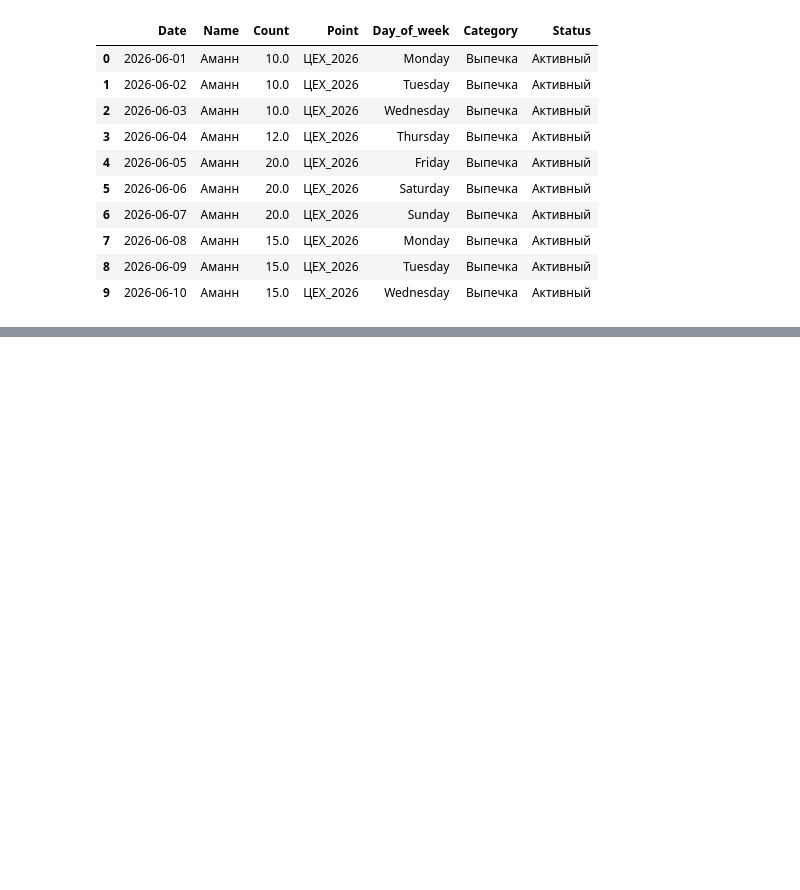
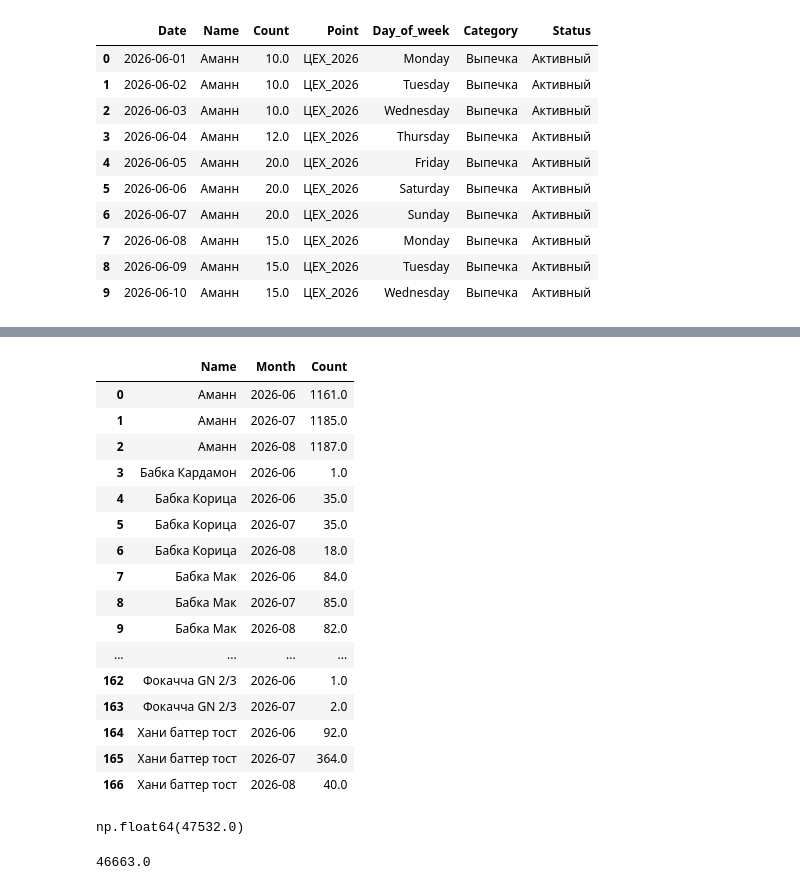
Before and after one commit to klopp2001/dna_analysis_summer, a Jupyter notebook: analysis_2026.ipynb, the cells around one changed output, grey strips where cells are left out. Cells and saved outputs as stored; diff of their text form; code cells hidden in the pictures; blank space fills up the shorter version.

```diff
--- a/analysis_2026.ipynb
+++ b/analysis_2026.ipynb
@@ -753,0 +754,35 @@ plt.show()
+# %%
+# Группируем по месяцу и считаем сумму штук (Count)
+monthly_sales = df_2026.groupby(['Name', 'Month'])['Count'].sum().reset_index()
+
+# Переименовываем для наглядности
+with pd.option_context('display.max_rows', None, 'display.max_columns', None, 'display.max_colwidth', None):
+    display(monthly_sales) # Или display(df) в Jupyter Notebook
+
+# display(monthly_sales)
+# %% [output]
+|  | Name | Month | Count |
+| 0 | Аманн | 2026-06 | 1161.0 |
+| 1 | Аманн | 2026-07 | 1185.0 |
+| 2 | Аманн | 2026-08 | 1187.0 |
+| 3 | Бабка Кардамон | 2026-06 | 1.0 |
+| 4 | Бабка Корица | 2026-06 | 35.0 |
+| 5 | Бабка Корица | 2026-07 | 35.0 |
+| 6 | Бабка Корица | 2026-08 | 18.0 |
+| 7 | Бабка Мак | 2026-06 | 84.0 |
+| 8 | Бабка Мак | 2026-07 | 85.0 |
+| 9 | Бабка Мак | 2026-08 | 82.0 |
+| ... | ... | ... | ... |
+| 162 | Фокачча GN 2/3 | 2026-06 | 1.0 |
+| 163 | Фокачча GN 2/3 | 2026-07 | 2.0 |
+| 164 | Хани баттер тост | 2026-06 | 92.0 |
+| 165 | Хани баттер тост | 2026-07 | 364.0 |
+| 166 | Хани баттер тост | 2026-08 | 40.0 |
+# %%
+monthly_sales['Count'].sum()
+# %% [output]
+np.float64(47532.0)
+# %%
+47532 - (92 + 364 + 40) - (23 + 91 + 10) - (162 + 134 + 202)/2
+# %% [output]
+46663.0
```
Also changed, not shown: parts of 16 cells of this notebook, 8 other files.
